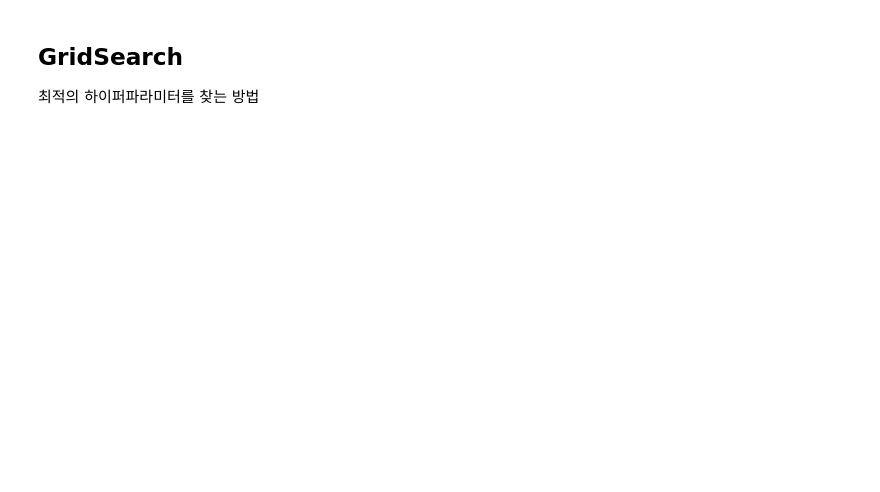
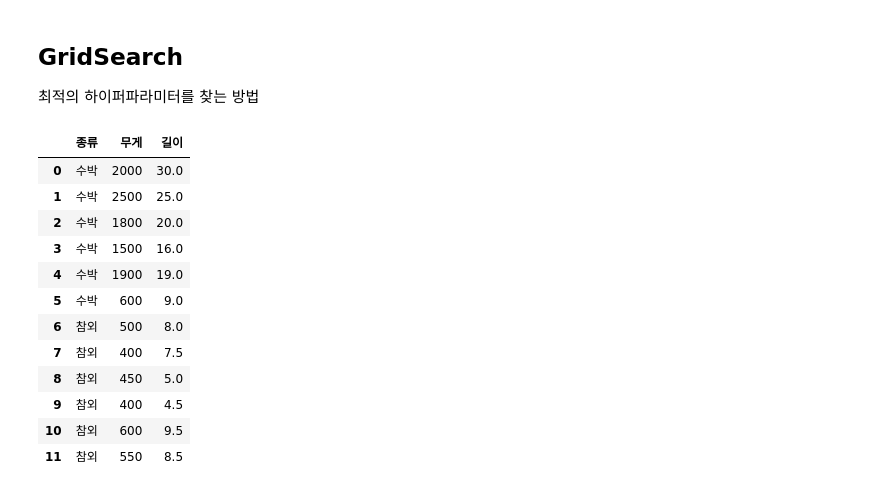
Before and after one commit to sungmin6610/Study_Practice, a Jupyter notebook: 머신러닝_내용정리/회귀, 분류/9. 그리드서치_공유용.ipynb, the cells around one changed output. Drawn from its saved outputs; the diff is of its cells as text; code cells hidden in the pictures; blank space fills up the shorter version.

```diff
--- a/머신러닝_내용정리/회귀, 분류/9. 그리드서치_공유용.ipynb
+++ b/머신러닝_내용정리/회귀, 분류/9. 그리드서치_공유용.ipynb
@@ -4,8 +4,22 @@
 # %%
 #컴퓨터에서 작업하려면 아래 코드의 주석을 제거하고 실행하면 됩니다
 import pandas as pd
-src_data = pd.read_csv('../../머신러닝실습용자료/의사결정나무_과일종류_2가지.csv',encoding='cp949')
+src_data = pd.read_csv('D:/2604340036 - 송성민/Lengchain/머신러닝/회귀, 분류/머신러닝실습용자료/의사결정나무_과일종류_2가지.csv',encoding='cp949')
 src_data
+# %% [output]
+|  | 종류 | 무게 | 길이 |
+| 0 | 수박 | 2000 | 30.0 |
+| 1 | 수박 | 2500 | 25.0 |
+| 2 | 수박 | 1800 | 20.0 |
+| 3 | 수박 | 1500 | 16.0 |
+| 4 | 수박 | 1900 | 19.0 |
+| 5 | 수박 | 600 | 9.0 |
+| 6 | 참외 | 500 | 8.0 |
+| 7 | 참외 | 400 | 7.5 |
+| 8 | 참외 | 450 | 5.0 |
+| 9 | 참외 | 400 | 4.5 |
+| 10 | 참외 | 600 | 9.5 |
+| 11 | 참외 | 550 | 8.5 |
 # %%
 #Step 3.주어진 데이터를 훈련용 데이터와 검증용 데이터로 나눕니다
 import numpy as np
```
Also changed, not shown: parts of 1 cell of this notebook, 2 other files.
